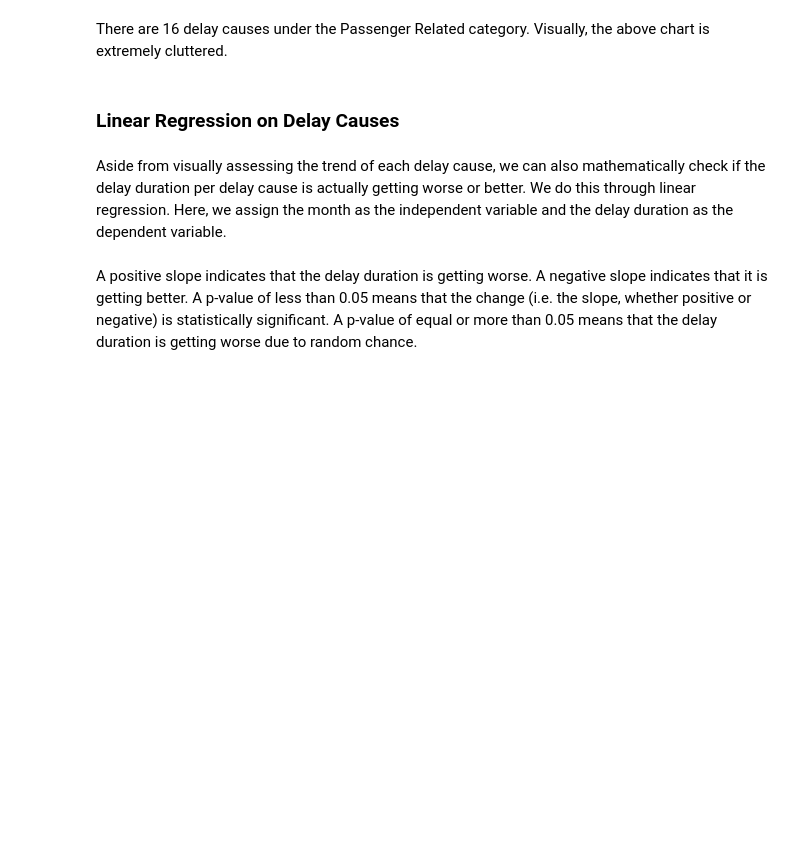
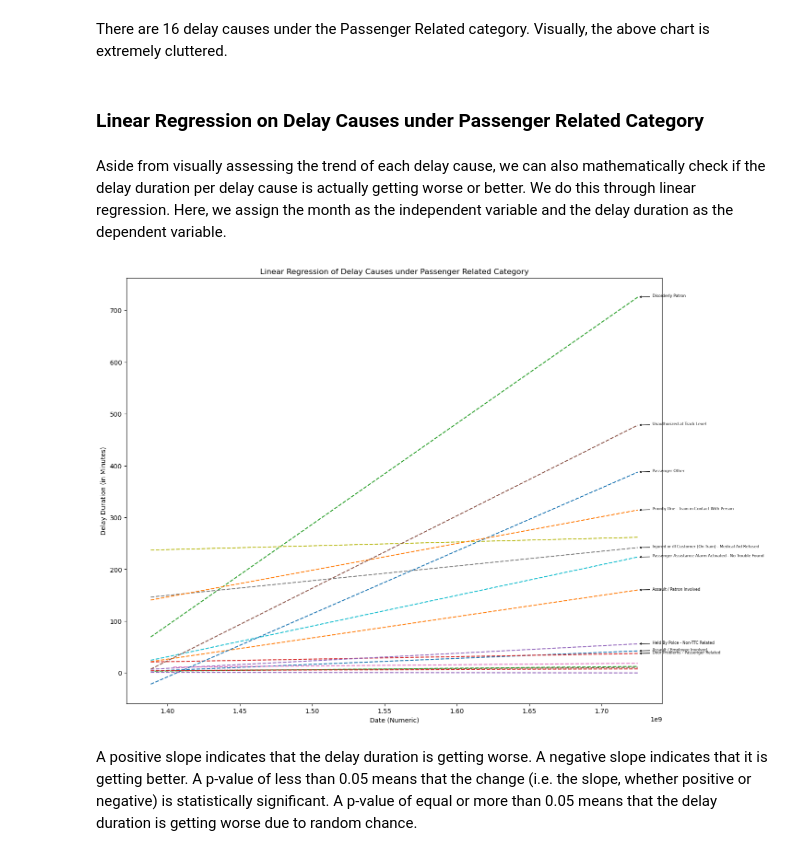
Before and after one commit to emem83/TTC-Delay-Dataset, a Jupyter notebook: TTC_Delay_Dataset_EDA.ipynb, the cells around one changed output. Saved outputs shown, nothing was run; the diff lists cells and outputs as text; code cells hidden in the pictures; blank space fills up the shorter version.

```diff
--- a/TTC_Delay_Dataset_EDA.ipynb
+++ b/TTC_Delay_Dataset_EDA.ipynb
@@ -374,19 +374,60 @@ plt.show()
 # %% [markdown]
 There are 16 delay causes under the Passenger Related category. Visually, the above chart is extremely cluttered.
 # %% [markdown]
-### Linear Regression on Delay Causes
+### Linear Regression on Delay Causes under Passenger Related Category
 # %% [markdown]
 Aside from visually assessing the trend of each delay cause, we can also mathematically check if the delay duration per delay cause is actually getting worse or better. We do this through linear regression. Here, we assign the month as the independent variable and the delay duration as the dependent variable.
-# %%
-# create a new column to convert datetime column from datetime data type to numeric data type
-grouped_passenger['datetime_numeric'] = grouped_passenger['datetime'].apply(lambda x: x.timestamp())
-
-# perform linear regression
-results_passenger = []
-for cause in grouped_passenger['delay_cause'].unique():
-    subset = grouped_passenger[grouped_passenger['delay_cause'] == cause]
-    slope, intercept, r_value, p_value, std_err = linregress(subset['datetime_numeric'], subset['delay_duration'])
-    results_passenger.append({'delay_cause': cause, 'slope': slope, 'p-value': p_value})
+# %%
+# create a new column to convert datetime column from datetime data type to numeric data type
+grouped_passenger['datetime_numeric'] = grouped_passenger['datetime'].apply(lambda x: x.timestamp())
+# perform linear regression
+results_passenger = []
+plt.figure(figsize = (15, 12))
+for cause in grouped_passenger['delay_cause'].unique():
+    subset = grouped_passenger[grouped_passenger['delay_cause'] == cause]
+    slope, intercept, r_value, p_value, std_err = linregress(subset['datetime_numeric'], subset['delay_duration'])
+    predicted_y = slope * subset['datetime_numeric'] + intercept
+    significance = 'Y' if p_value < 0.05 else 'N'
+
+    # create a table
+    results_passenger.append({
+        'delay_cause': cause,
+        'slope': slope,
+        'intercept': intercept,
+        'r-value': r_value,
+        'p-value': p_value,
+        'std_err': std_err,
+        'statistically significant': significance})
+
+    # plot the regression line per delay cause
+    plt.plot(subset['datetime_numeric'],
+             predicted_y,
+             label = f'{cause} - Regression Line',
+             linestyle = '--')
+
+# create a dataframe from the list to enable sorting of values
+results_passenger = pd.DataFrame(results_passenger)
+results_passenger10 = results_passenger[results_passenger['statistically significant'] == 'Y'].sort_values(by = 'slope', ascending = False).head(10)
+
+# annotate the top 10 delay causes in terms of slope
+for i, row in results_passenger10.iterrows():
+    subset = grouped_passenger[grouped_passenger['delay_cause'] == row['delay_cause']]
+    max_x = subset['datetime_numeric'].max()
+    max_y = row['slope'] * max_x + row['intercept']
+
+    plt.annotate(f"{row['delay_cause']}",#: {row['slope']:.10f}",
+                 xy = (max_x, max_y),
+                 xytext = (max_x + 10000000, max_y + 0),
+                 arrowprops = dict(arrowstyle = "->", color = 'black'),
+                 fontsize = 6)
+
+plt.xlabel('Date (Numeric)')
+plt.ylabel('Delay Duration (in Minutes)')
+plt.title('Linear Regression of Delay Causes under Passenger Related Category')
+#plt.legend()
+plt.show()
+# %% [output]
+[figure, added]
 # %% [markdown]
 A positive slope indicates that the delay duration is getting worse. A negative slope indicates that it is getting better.
 A p-value of less than 0.05 means that the change (i.e. the slope, whether positive or negative) is statistically significant. A p-value of equal or more than 0.05 means that the delay duration is getting worse due to random chance.
```
Also changed, not shown: parts of 5 cells of this notebook.
